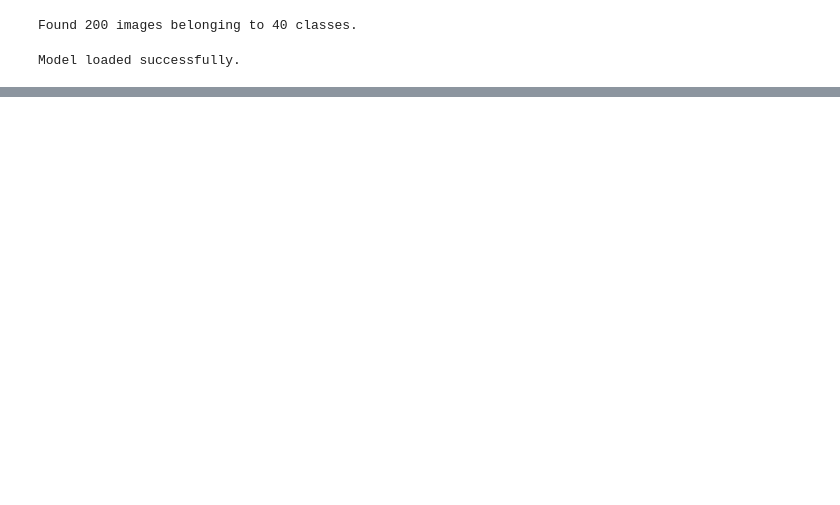
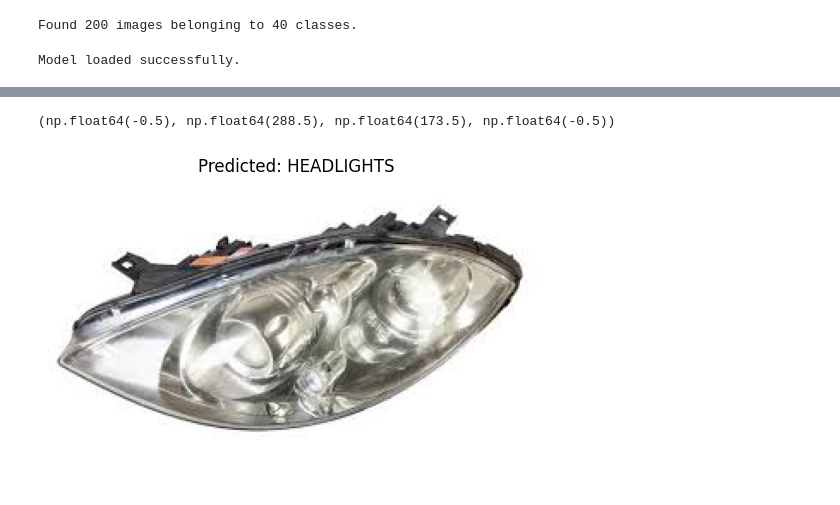
Before and after one commit to ElGonan/carssification_AI, a Jupyter notebook: model_exe.ipynb, the cells around one changed output, grey strips where cells are left out. Cells and saved outputs as stored; diff of their text form; code cells hidden in the pictures; blank space fills up the shorter version.

```diff
--- a/model_exe.ipynb
+++ b/model_exe.ipynb
@@ -63,6 +64,8 @@ image = preprocess_input(image)
 predictions = model.predict(image)
 predicted_class = np.argmax(predictions, axis=1)[0]
 
-# Print the predicted class
-print(f"Predicted class: {class_names[predicted_class]}")
+# Print the predicted class and the image
+plt.imshow(tf.keras.preprocessing.image.load_img(image_path))
+plt.title(f"Predicted: {class_names[predicted_class]}")
+plt.axis("off")
 # %% [output]
@@ -70,0 +73,2 @@ Predicted class: HEADLIGHTS
+(np.float64(-0.5), np.float64(288.5), np.float64(173.5), np.float64(-0.5))
+[figure, added]
```
Also changed, not shown: parts of 3 cells of this notebook, 2 other files.
